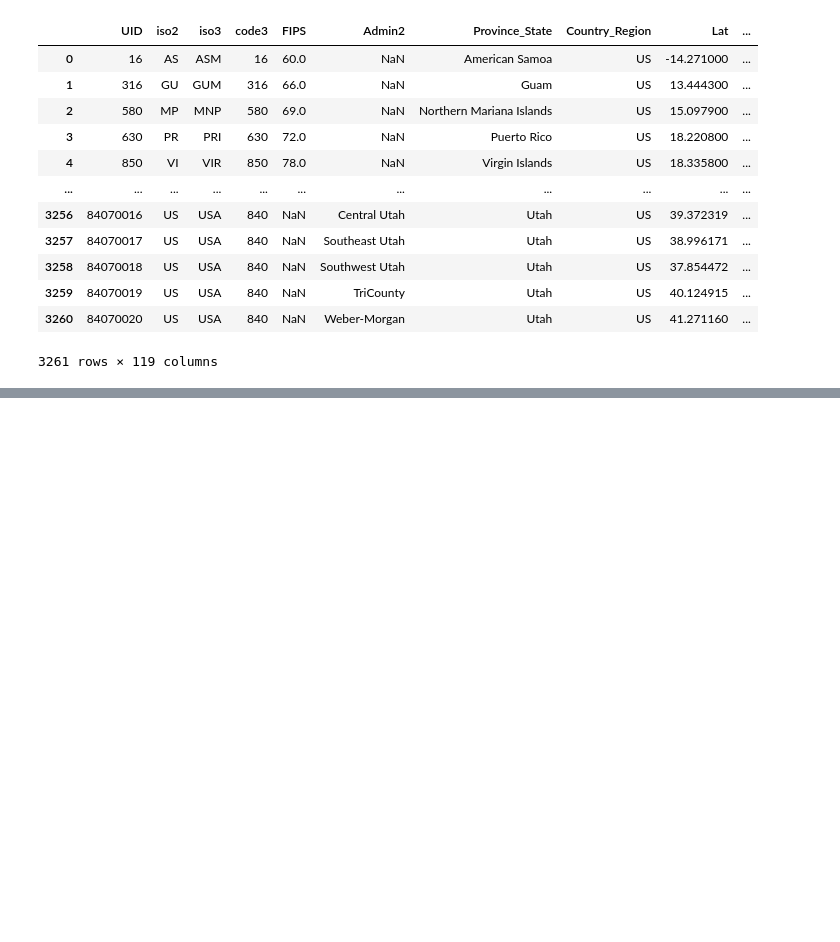
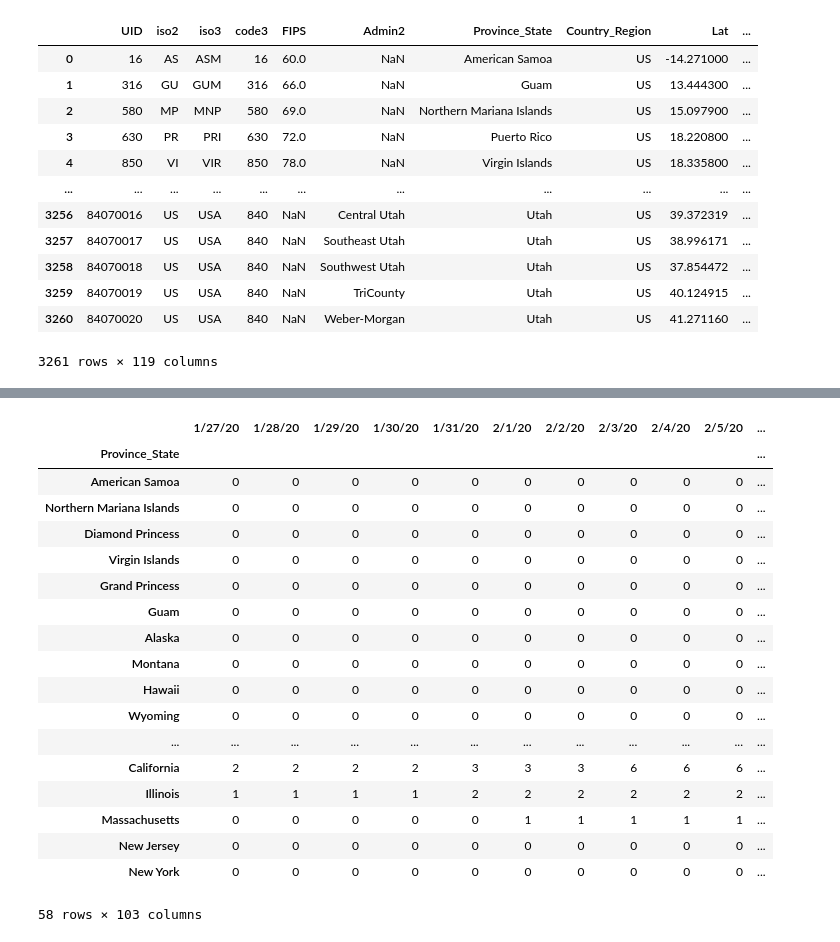
Before and after one commit to luluricketts/COVID19, a Jupyter notebook: COVID.ipynb, the cells around one changed output, grey strips where cells are left out. Drawn from its saved outputs; the diff is of its cells as text; code cells hidden in the pictures; blank space fills up the shorter version.

```diff
--- a/COVID.ipynb
+++ b/COVID.ipynb
@@ -51,0 +58,10 @@ plt.bar(states.index, states['5/8/20'])
+# %%
+states = states[states.columns[5:]]
+
+def reformat(df):
+    data = []
+    for state in df.index:
+        for date in df.columns:
+            data.append([state, date, df.loc[state, date]])
+
+    return pd.DataFrame(data, columns=['State', 'Date', 'Count'])
@@ -51,0 +113,22 @@ plt.bar(states.index, states['5/8/20'])
+# %%
+states
+# %% [output]
+|  | 1/27/20 | 1/28/20 | 1/29/20 | 1/30/20 | 1/31/20 | 2/1/20 | 2/2/20 | 2/3/20 | 2/4/20 | 2/5/20 | ... |
+| Province_State |  |  |  |  |  |  |  |  |  |  | ... |
+| American Samoa | 0 | 0 | 0 | 0 | 0 | 0 | 0 | 0 | 0 | 0 | ... |
+| Northern Mariana Islands | 0 | 0 | 0 | 0 | 0 | 0 | 0 | 0 | 0 | 0 | ... |
+| Diamond Princess | 0 | 0 | 0 | 0 | 0 | 0 | 0 | 0 | 0 | 0 | ... |
+| Virgin Islands | 0 | 0 | 0 | 0 | 0 | 0 | 0 | 0 | 0 | 0 | ... |
+| Grand Princess | 0 | 0 | 0 | 0 | 0 | 0 | 0 | 0 | 0 | 0 | ... |
+| Guam | 0 | 0 | 0 | 0 | 0 | 0 | 0 | 0 | 0 | 0 | ... |
+| Alaska | 0 | 0 | 0 | 0 | 0 | 0 | 0 | 0 | 0 | 0 | ... |
+| Montana | 0 | 0 | 0 | 0 | 0 | 0 | 0 | 0 | 0 | 0 | ... |
+| Hawaii | 0 | 0 | 0 | 0 | 0 | 0 | 0 | 0 | 0 | 0 | ... |
+| Wyoming | 0 | 0 | 0 | 0 | 0 | 0 | 0 | 0 | 0 | 0 | ... |
+| ... | ... | ... | ... | ... | ... | ... | ... | ... | ... | ... | ... |
+| California | 2 | 2 | 2 | 2 | 3 | 3 | 3 | 6 | 6 | 6 | ... |
+| Illinois | 1 | 1 | 1 | 1 | 2 | 2 | 2 | 2 | 2 | 2 | ... |
+| Massachusetts | 0 | 0 | 0 | 0 | 0 | 1 | 1 | 1 | 1 | 1 | ... |
+| New Jersey | 0 | 0 | 0 | 0 | 0 | 0 | 0 | 0 | 0 | 0 | ... |
+| New York | 0 | 0 | 0 | 0 | 0 | 0 | 0 | 0 | 0 | 0 | ... |
+58 rows × 103 columns
```
Also changed, not shown: parts of 8 cells of this notebook.
